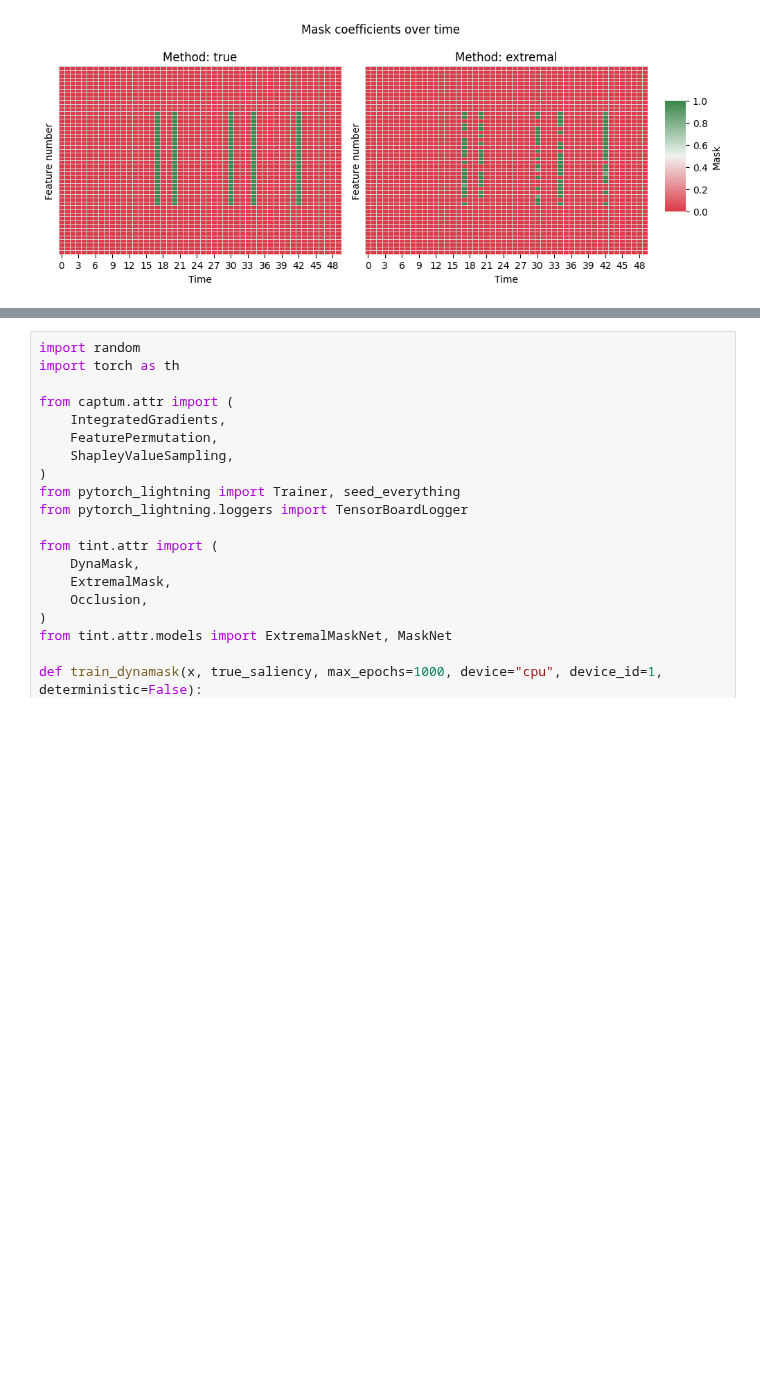
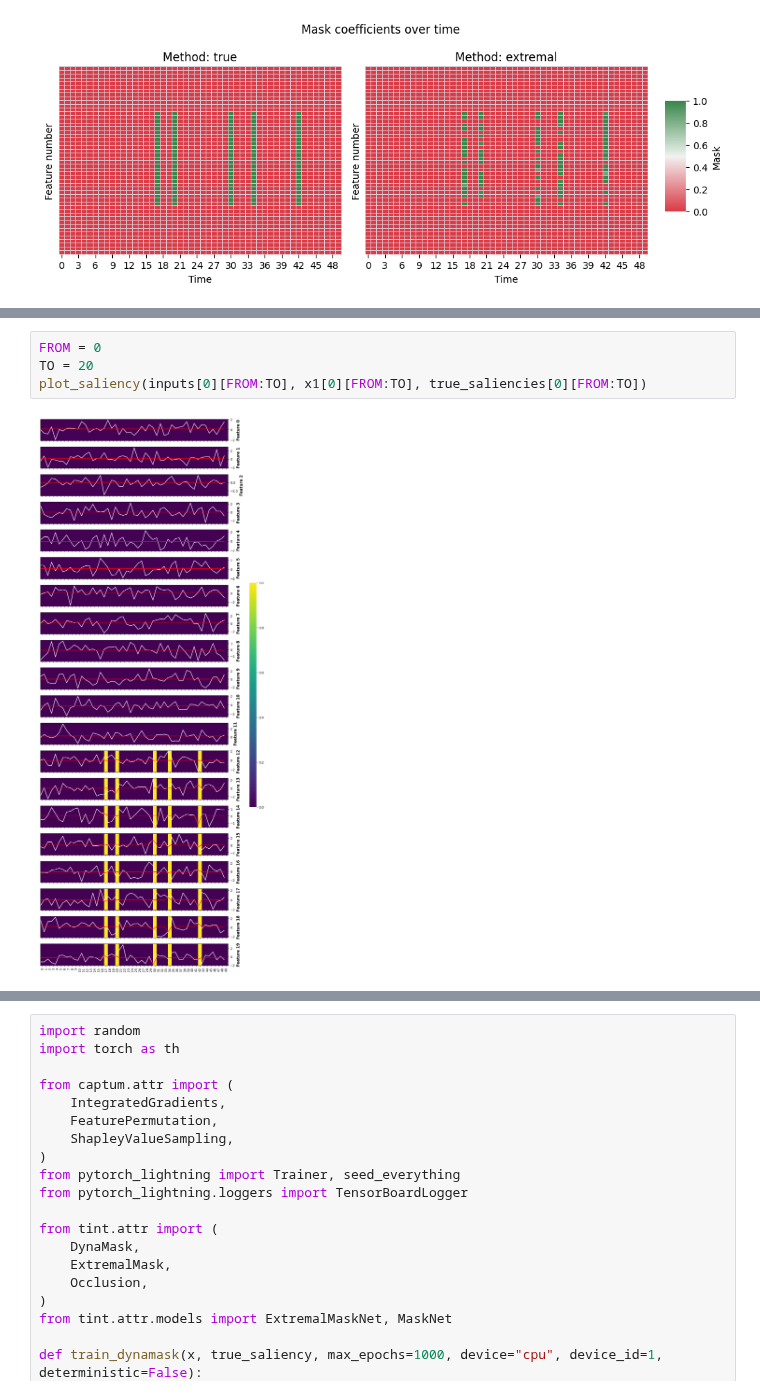
Before and after one commit to anonymous8293/factai, a Jupyter notebook: visualization.ipynb, the cells around one changed output, grey strips where cells are left out. Cells and saved outputs as stored; diff of their text form; blank space fills up the shorter version.

```diff
--- a/visualization.ipynb
+++ b/visualization.ipynb
@@ -159 +199,7 @@ x2 = x * (1.0 - mask) + baseline * mask
+# %%
+FROM = 0
+TO = 20
+plot_saliency(inputs[0][FROM:TO], x1[0][FROM:TO], true_saliencies[0][FROM:TO])
+# %% [output]
+[figure, added]
 # %%
```
Also changed, not shown: parts of 12 cells of this notebook.
